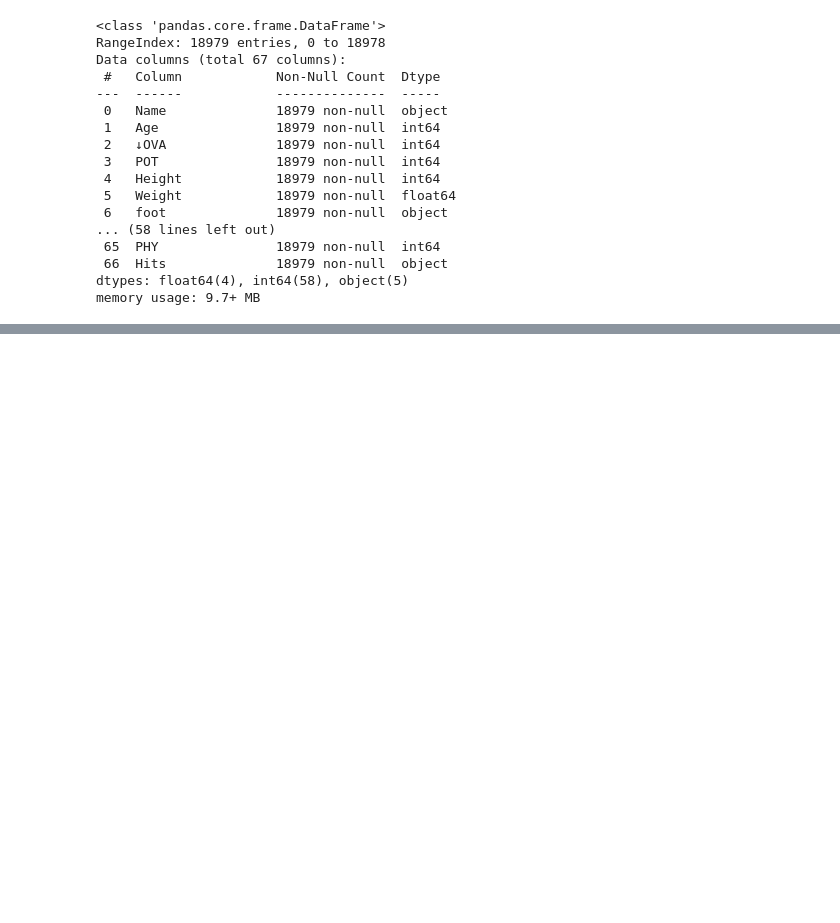
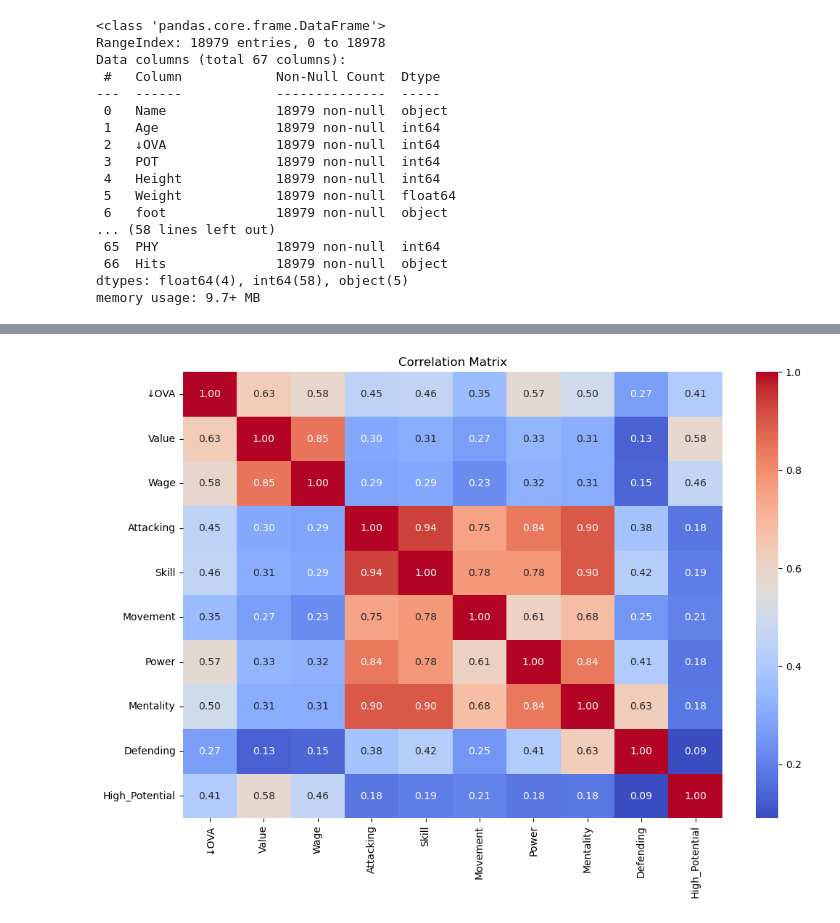
Before and after one commit to Husky-69/Fifa21_classification_project, a Jupyter notebook: Fifa2_classification.ipynb, the cells around one changed output, grey strips where cells are left out. Drawn from its saved outputs; the diff is of its cells as text; code cells hidden in the pictures; blank space fills up the shorter version.

```diff
--- a/Fifa2_classification.ipynb
+++ b/Fifa2_classification.ipynb
@@ -218,0 +319,9 @@ memory usage: 9.7+ MB
+# %%
+# Plot correlation matrix for key features
+key_features = ['↓OVA', 'Value', 'Wage', 'Attacking', 'Skill', 'Movement', 'Power', 'Mentality', 'Defending', 'High_Potential']
+plt.figure(figsize=(12, 8))
+sns.heatmap(fifa_df[key_features].corr(), annot=True, cmap='coolwarm', fmt='.2f')
+plt.title('Correlation Matrix')
+plt.show()
+# %% [output]
+[figure, added]
```
Also changed, not shown: parts of 32 cells of this notebook.
